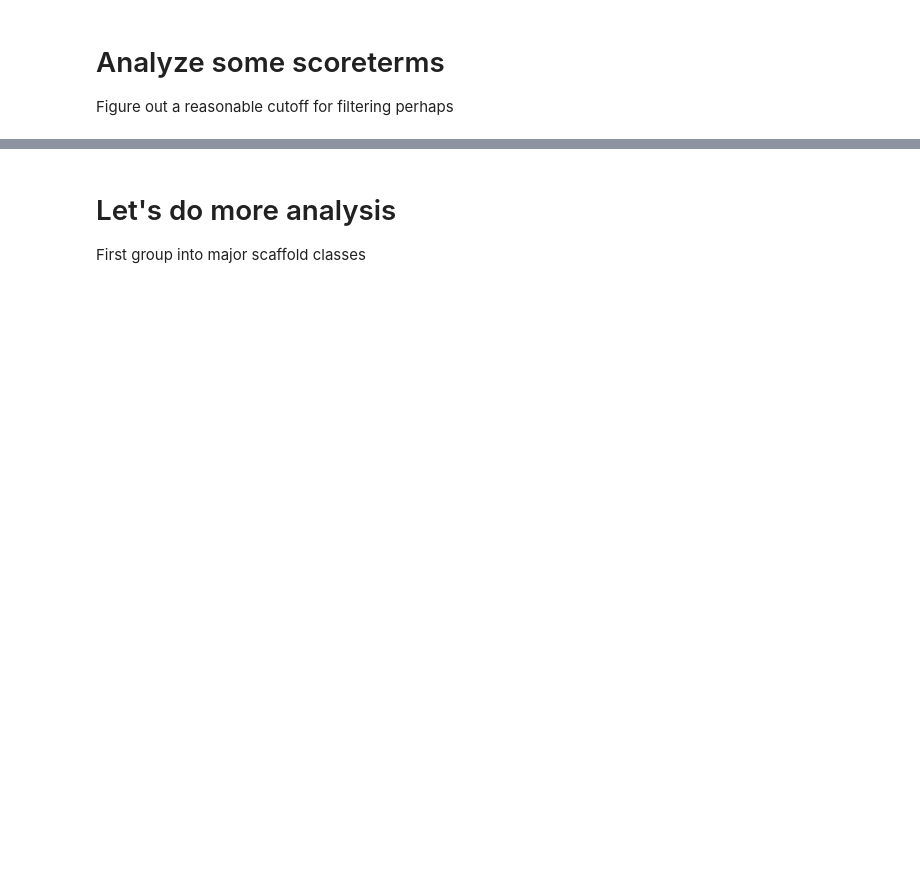
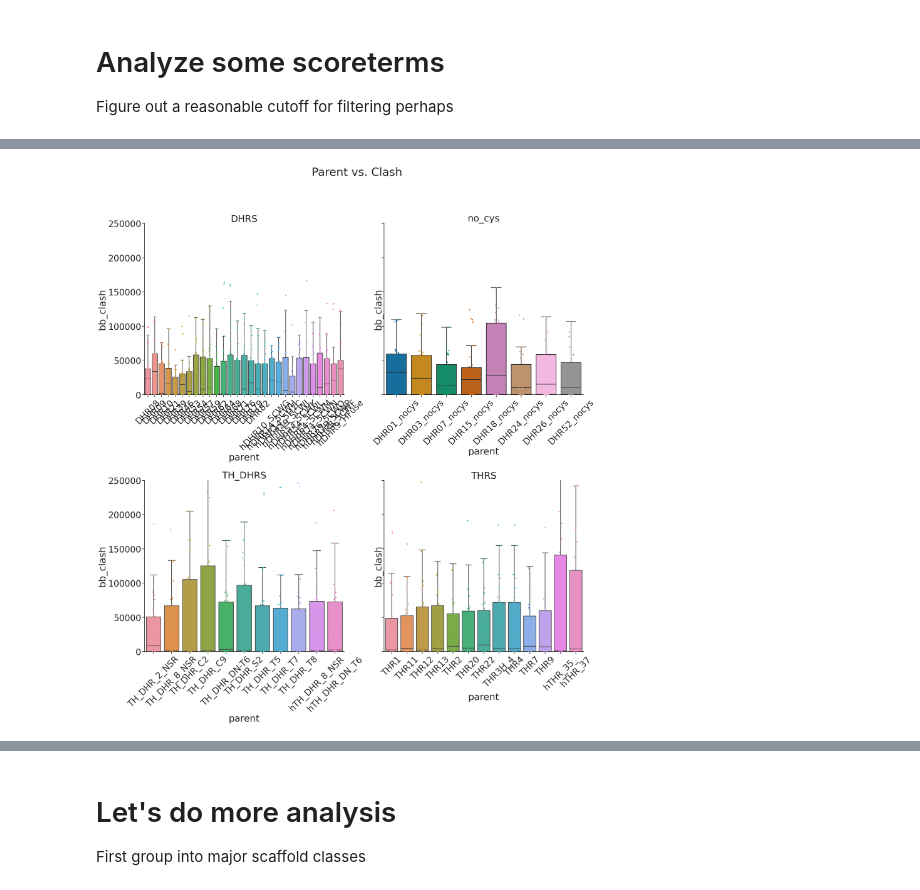
Before and after one commit to proleu/hinges, a Jupyter notebook: 01_make_states.ipynb, the cells around one changed output, grey strips where cells are left out. Cells and saved outputs as stored; diff of their text form; code cells hidden in the pictures; blank space fills up the shorter version.

```diff
--- a/01_make_states.ipynb
+++ b/01_make_states.ipynb
@@ -494,29 +607,42 @@ thrs = [x for x in sorted_parents if "THR" in x]
 dhrs_nocys = [x for x in sorted_parents if "nocys" in x]
 th_dhrs = [x for x in sorted_parents if "TH_DHR" in x]
 kh = [x for x in sorted_parents if "KH_" in x]
-dhrs = [x for x in sorted_parents if ("THR" not in x and "nocys" not in x and "TH_DHR" not in x and "KH_" not in x)]
+dhrs = [
+    x
+    for x in sorted_parents
+    if ("THR" not in x and "nocys" not in x and "TH_DHR" not in x and "KH_" not in x)
+]
 # %%
 data_orders = [dhrs, dhrs_nocys, th_dhrs, thrs]
-fig, axs = plt.subplots(2, 2, sharey=True, figsize=(30,30))
+fig, axs = plt.subplots(2, 2, sharey=True, figsize=(30, 30))
 fig.suptitle("Parent vs. Clash")
 fig.subplots_adjust(wspace=0.2)
 fig.subplots_adjust(hspace=0.5)
 for order, ax in zip(data_orders, axs.flatten()):
     ax.tick_params(axis="x", labelrotation=45)
     ax.set_ylim(0, 250000)
     sns.boxplot(
         ax=ax,
-        x="parent", y="bb_clash", data=scores_df,
-        order=order, showfliers = False,
+        x="parent",
+        y="bb_clash",
+        data=scores_df,
+        order=order,
+        showfliers=False,
     )
     sns.stripplot(
         ax=ax,
-        x="parent", y="bb_clash", data=scores_df,
+        x="parent",
+        y="bb_clash",
+        data=scores_df,
         order=order,
     )
     sns.despine()
-axs[0][0].set_title("DHRS"); axs[0][1].set_title("no_cys")
-axs[1][0].set_title("TH_DHRS"); axs[1][1].set_title("THRS")
+axs[0][0].set_title("DHRS")
+axs[0][1].set_title("no_cys")
+axs[1][0].set_title("TH_DHRS")
+axs[1][1].set_title("THRS")
 plt.savefig("figs/01_all_parents_vs_clash.png")
+# %% [output]
+[figure, added]
 # %%
 data_orders = [dhrs, dhrs_nocys, th_dhrs, thrs]
```
Also changed, not shown: parts of 23 cells of this notebook.
